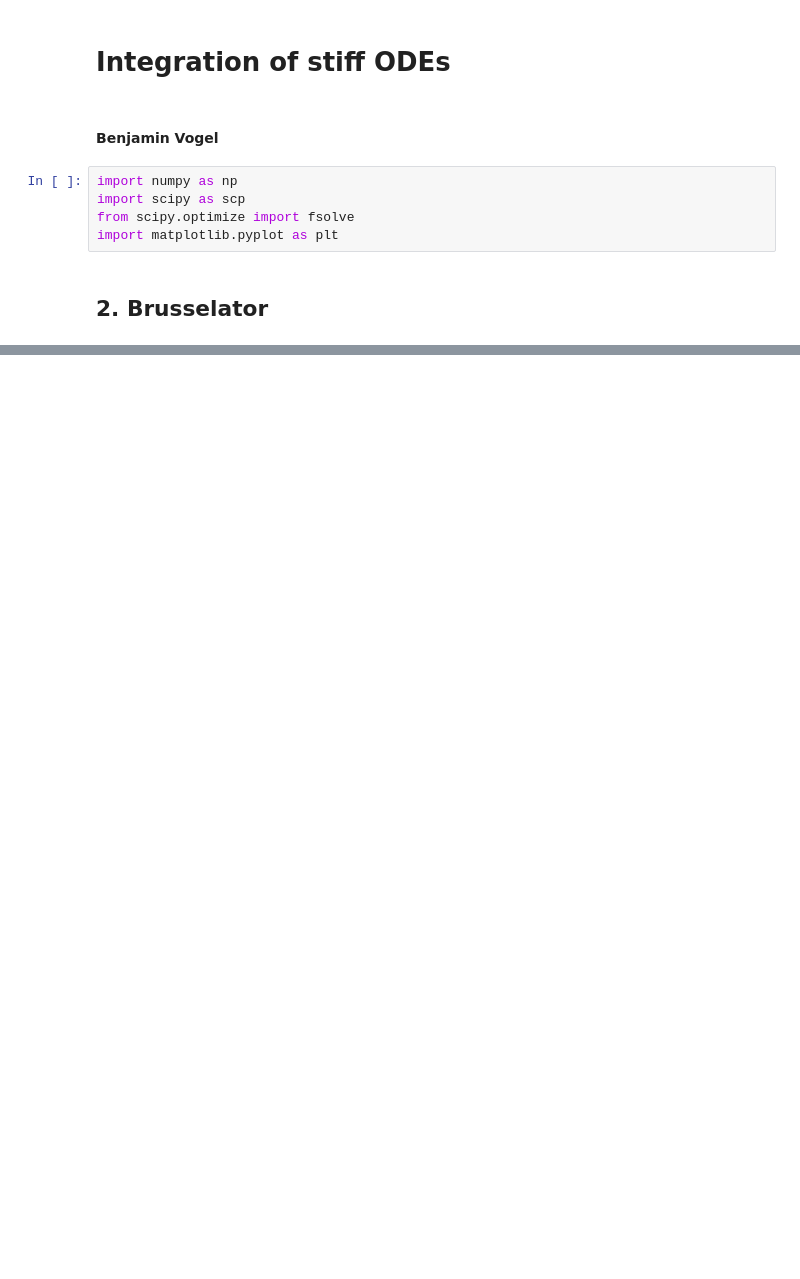
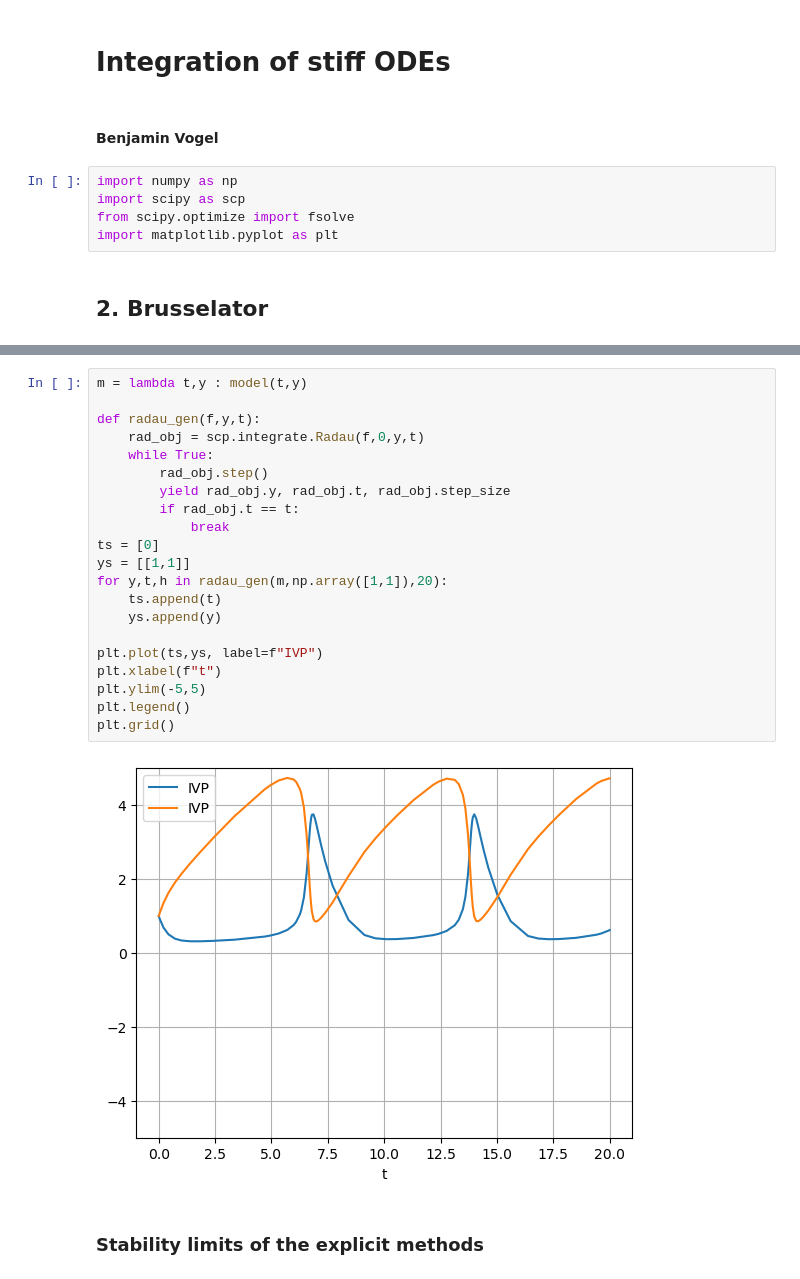
Before and after one commit to VogelBenjamin/Integration-of-Stiff-ODEs, a Jupyter notebook: Integration of stiff ODE-Brusselator.ipynb, the cells around one changed output, grey strips where cells are left out. Drawn from its saved outputs; the diff is of its cells as text; blank space fills up the shorter version.

```diff
--- a/Integration of stiff ODE-Brusselator.ipynb
+++ b/Integration of stiff ODE-Brusselator.ipynb
@@ -218,0 +241,25 @@ Furthermore, even for large step size h=0.75, the accuracy is stable, except for
+# %%
+m = lambda t,y : model(t,y)
+
+def radau_gen(f,y,t):
+    rad_obj = scp.integrate.Radau(f,0,y,t)
+    while True:
+        rad_obj.step()
+        yield rad_obj.y, rad_obj.t, rad_obj.step_size
+        if rad_obj.t == t:
+            break
+ts = [0]
+ys = [[1,1]]
+for y,t,h in radau_gen(m,np.array([1,1]),20):
+    ts.append(t)
+    ys.append(y)
+
+plt.plot(ts,ys, label=f"IVP")
+plt.xlabel(f"t")
+plt.ylim(-5,5)
+plt.legend()
+plt.grid()
+# %% [output]
+[figure, added]
+# %% [markdown]
+### Stability limits of the explicit methods
```
Also changed, not shown: parts of 46 cells of this notebook.
